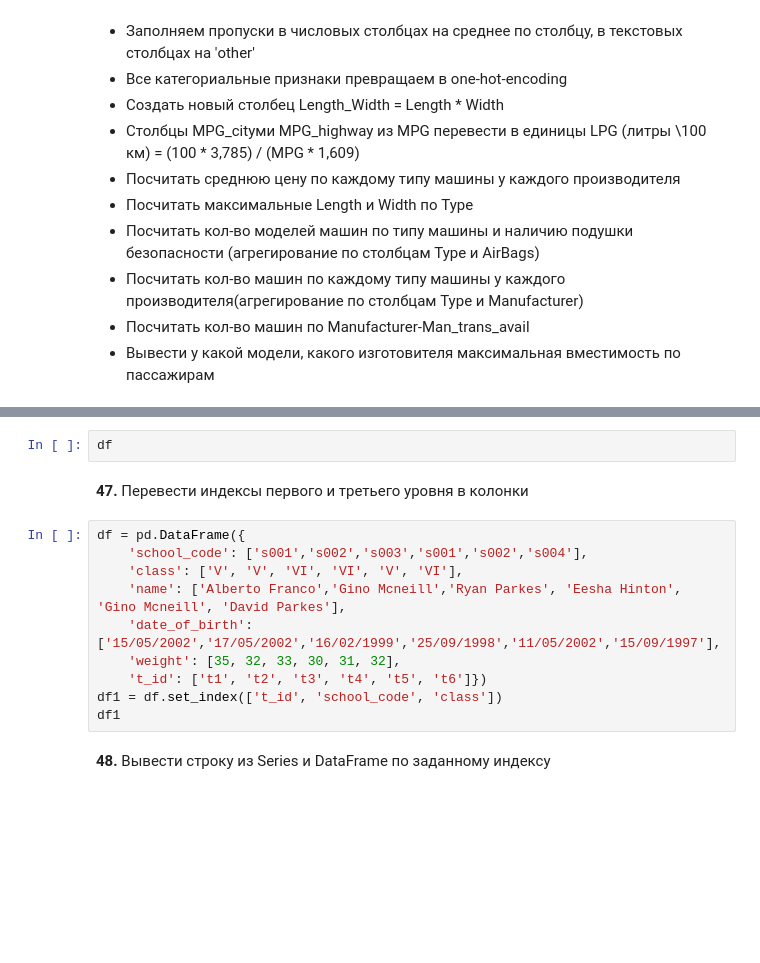
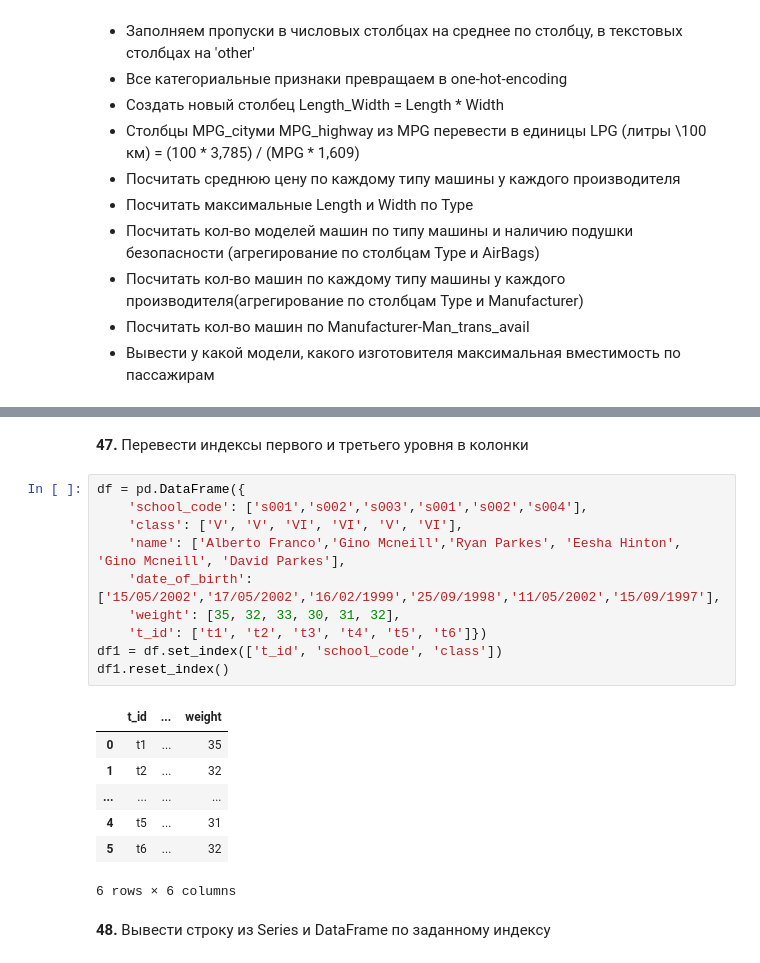
Before and after one commit to igorTyugaev/labs_python_sber, a Jupyter notebook: Homework1ML(IgorTyugaev)_ipynb.ipynb, the cells around one changed output, grey strips where cells are left out. Drawn from its saved outputs; the diff is of its cells as text; blank space fills up the shorter version.

```diff
--- a/Homework1ML(IgorTyugaev)_ipynb.ipynb
+++ b/Homework1ML(IgorTyugaev)_ipynb.ipynb
@@ -766,17 +928,23 @@ df = pd.read_csv('https://raw.githubusercontent.com/selva86/datasets/master/Cars
-# %%
-df
 # %% [markdown]
 **47\.** Перевести индексы первого и третьего уровня в колонки
 # %%
 df = pd.DataFrame({
     'school_code': ['s001','s002','s003','s001','s002','s004'],
     'class': ['V', 'V', 'VI', 'VI', 'V', 'VI'],
     'name': ['Alberto Franco','Gino Mcneill','Ryan Parkes', 'Eesha Hinton', 'Gino Mcneill', 'David Parkes'],
     'date_of_birth': ['15/05/2002','17/05/2002','16/02/1999','25/09/1998','11/05/2002','15/09/1997'],
     'weight': [35, 32, 33, 30, 31, 32],
     't_id': ['t1', 't2', 't3', 't4', 't5', 't6']})
 df1 = df.set_index(['t_id', 'school_code', 'class'])
-df1
+df1.reset_index()
+# %% [output]
+|  | t_id | ... | weight |
+| 0 | t1 | ... | 35 |
+| 1 | t2 | ... | 32 |
+| ... | ... | ... | ... |
+| 4 | t5 | ... | 31 |
+| 5 | t6 | ... | 32 |
+6 rows × 6 columns
 # %% [markdown]
 **48\.** Вывести строку из Series и DataFrame по заданному индексу
 # %%
```
Also changed, not shown: parts of 40 cells of this notebook.
